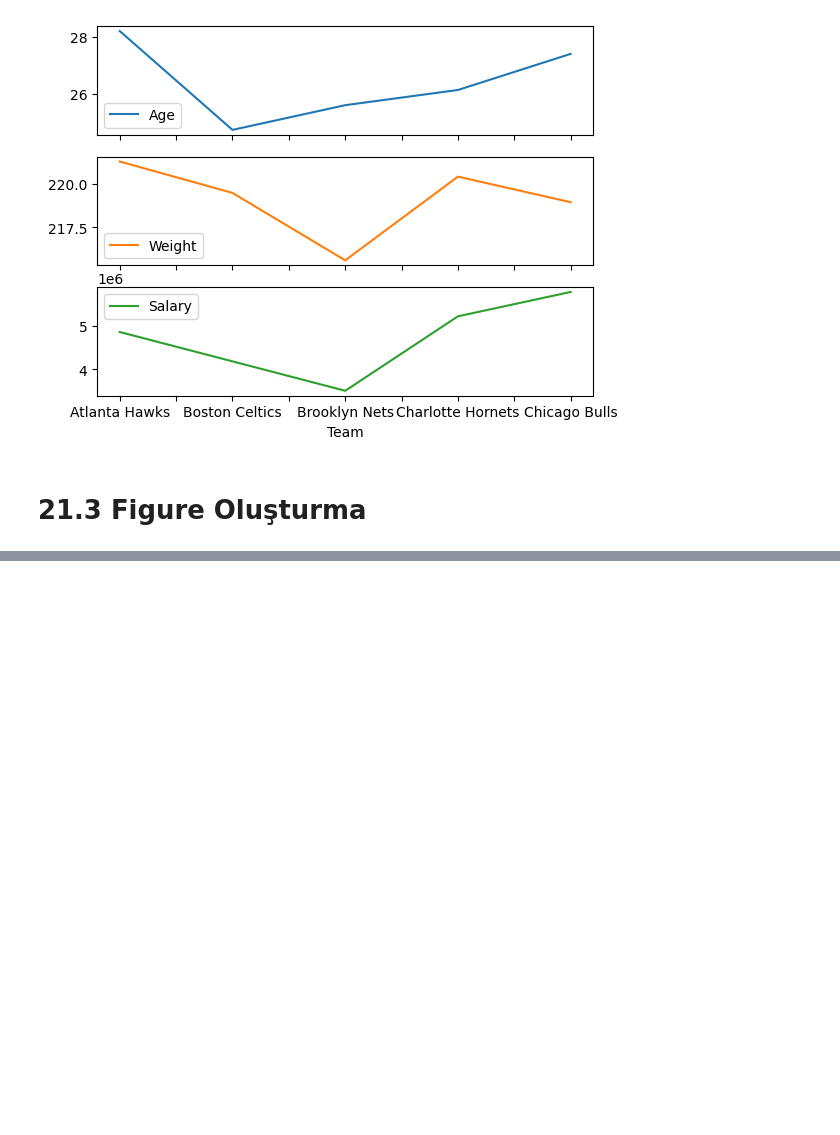
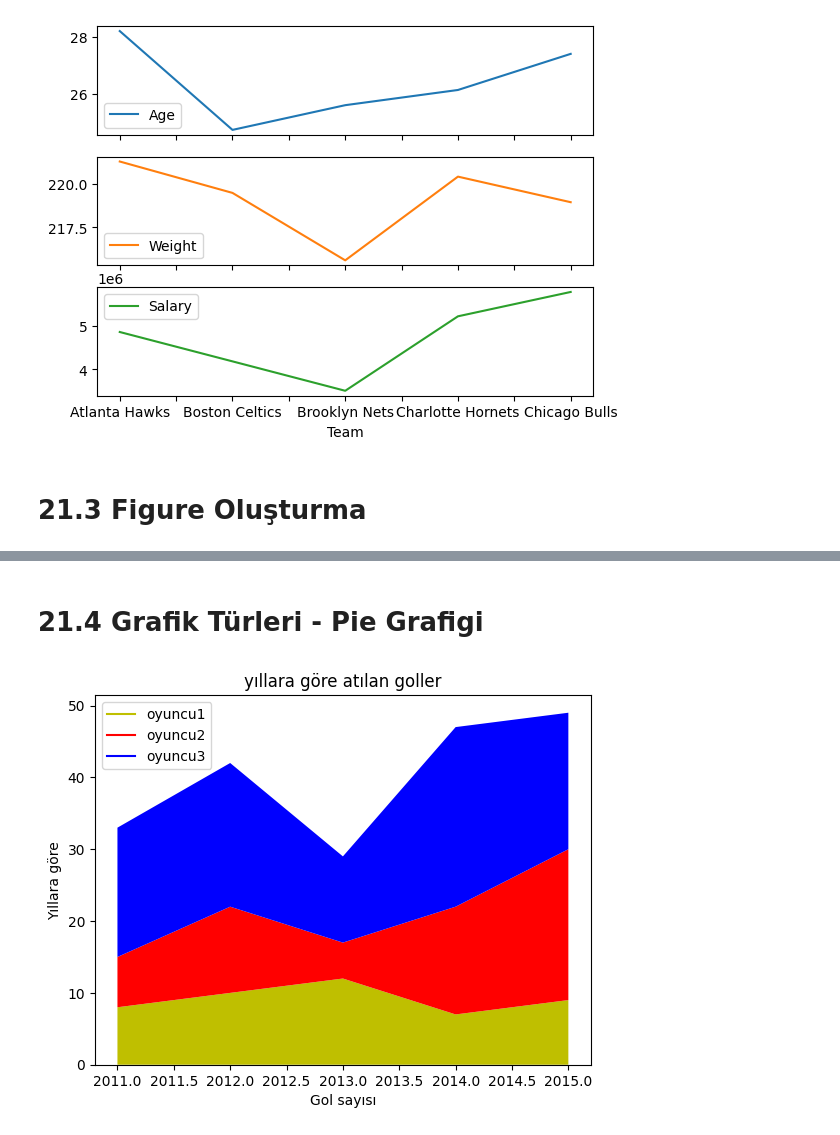
Before and after one commit to muhammetfurkanaltin/Course, a Jupyter notebook: Python/21.Veri Görselletirme/Matplotlib.ipynb, the cells around one changed output, grey strips where cells are left out. Drawn from its saved outputs; the diff is of its cells as text; code cells hidden in the pictures; blank space fills up the shorter version.

```diff
--- a/Python/21.Veri Görselletirme/Matplotlib.ipynb
+++ b/Python/21.Veri Görselletirme/Matplotlib.ipynb
@@ -99,0 +166,25 @@ plt.show()
+# %% [markdown]
+# 21.4 Grafik Türleri - Pie Grafigi
+# %%
+import matplotlib.pyplot as plt
+
+
+yil =[2011,2012,2013,2014,2015]
+oyuncu1 = [8,10,12,7,9]
+oyuncu2 = [7,12,5,15,21]
+oyuncu3 = [18,20,12,25,19]
+# Stack Plot
+
+plt.plot([],[],color = "y",label = "oyuncu1")
+plt.plot([],[],color = "r",label = "oyuncu2")
+plt.plot([],[],color = "b",label = "oyuncu3")
+
+plt.stackplot(yil,oyuncu1,oyuncu2,oyuncu3, colors =["y","r","b"])
+plt.title("yıllara göre atılan goller")
+plt.xlabel("Gol sayısı")
+plt.ylabel("Yıllara göre")
+plt.legend()
+
+plt.show()
+# %% [output]
+[figure, added]
```
Also changed, not shown: parts of 7 cells of this notebook, 3 other files.
